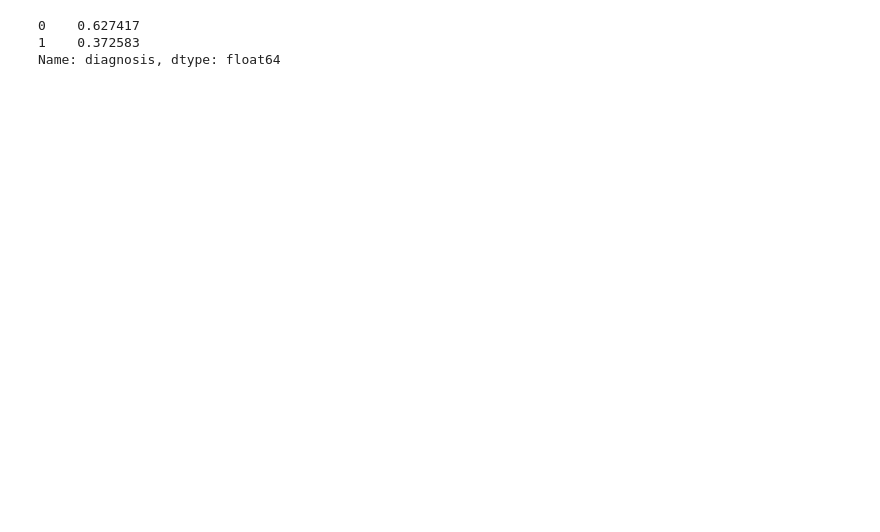
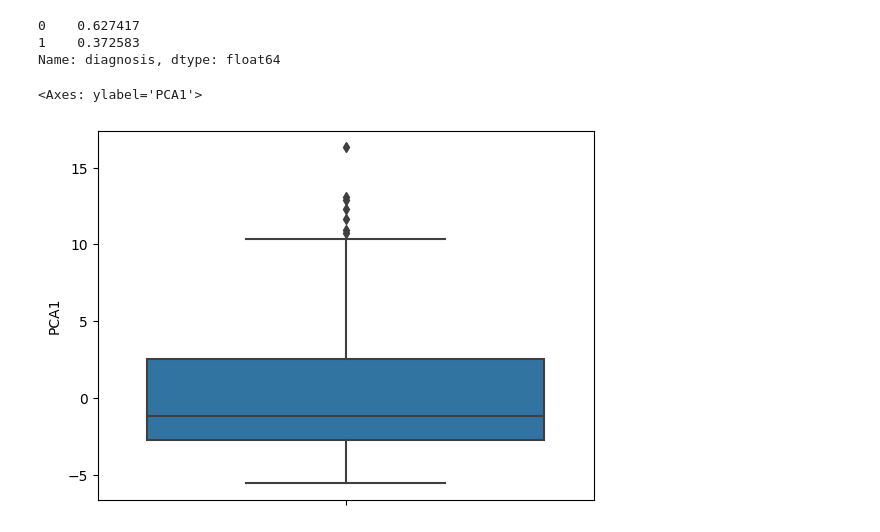
Before and after one commit to gmehra123/data_science, a Jupyter notebook: PCA_full_workflow.ipynb, the cells around one changed output. Saved outputs shown, nothing was run; the diff lists cells and outputs as text; code cells hidden in the pictures; blank space fills up the shorter version.

```diff
--- a/PCA_full_workflow.ipynb
+++ b/PCA_full_workflow.ipynb
@@ -114,3 +139,9 @@ cancer.diagnosis.value_counts(normalize=True)
 0    0.627417
 1    0.372583
 Name: diagnosis, dtype: float64
+# %%
+import seaborn as sns
+sns.boxplot(y='PCA1',data=X)
+# %% [output]
+<Axes: ylabel='PCA1'>
+[figure, added]
```
Also changed, not shown: parts of 6 cells of this notebook.
